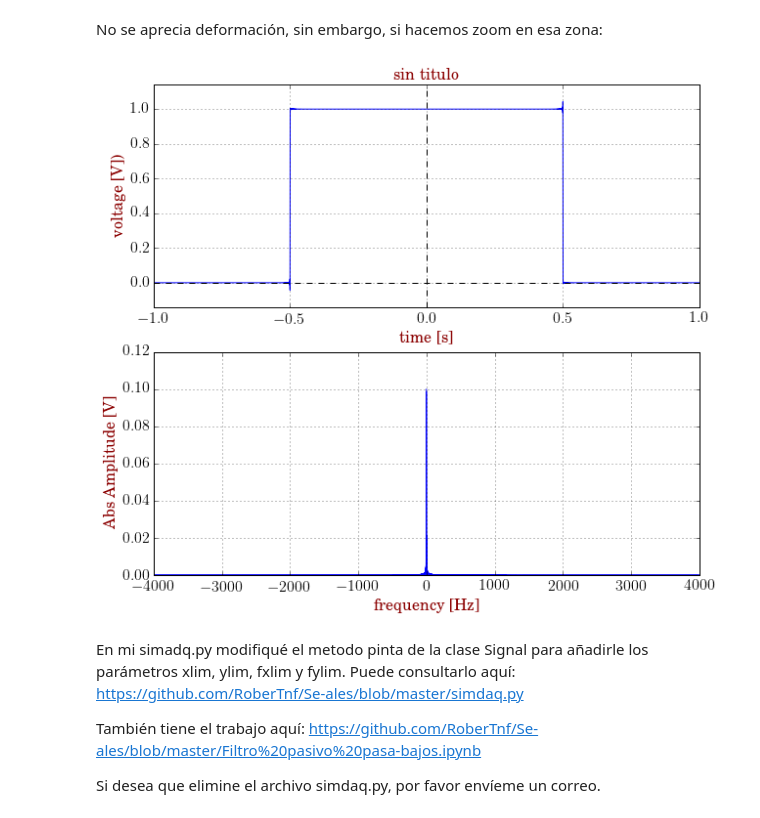
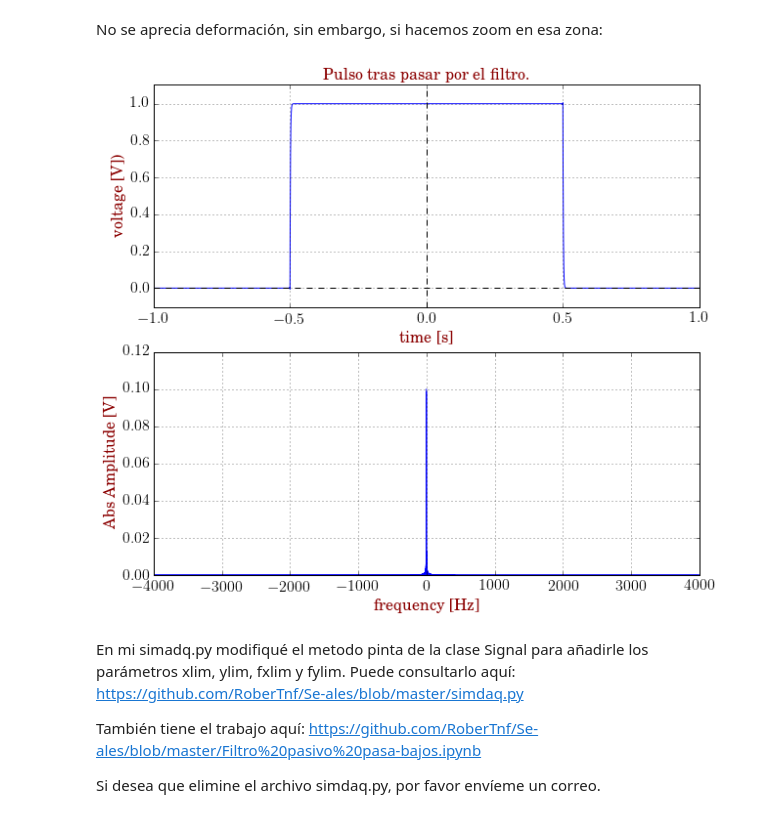
Before and after one commit to RoberTnf/Se-ales, a Jupyter notebook: Filtro pasivo pasa-bajos.ipynb, the cells around one changed output. Saved outputs shown, nothing was run; the diff lists cells and outputs as text; code cells hidden in the pictures.

```diff
--- a/Filtro pasivo pasa-bajos.ipynb
+++ b/Filtro pasivo pasa-bajos.ipynb
@@ -150,9 +150,9 @@ sig2.pinta()
 # %% [markdown]
 No se aprecia deformación, sin embargo, si hacemos zoom en esa zona:
 # %%
-sig2.pinta(xlim=(-1,1))
+sig2.pinta(titulo="Pulso tras pasar por el filtro.", xlim=(-1,1))
 # %% [output]
-[figure, old version]
+[figure, new version]
 # %% [markdown]
 En mi simadq.py modifiqué el metodo pinta de la clase Signal para añadirle los parámetros xlim, ylim, fxlim y fylim. Puede consultarlo aquí: https://github.com/RoberTnf/Se-ales/blob/master/simdaq.py
 
```
Also changed, not shown: parts of 5 cells of this notebook.
